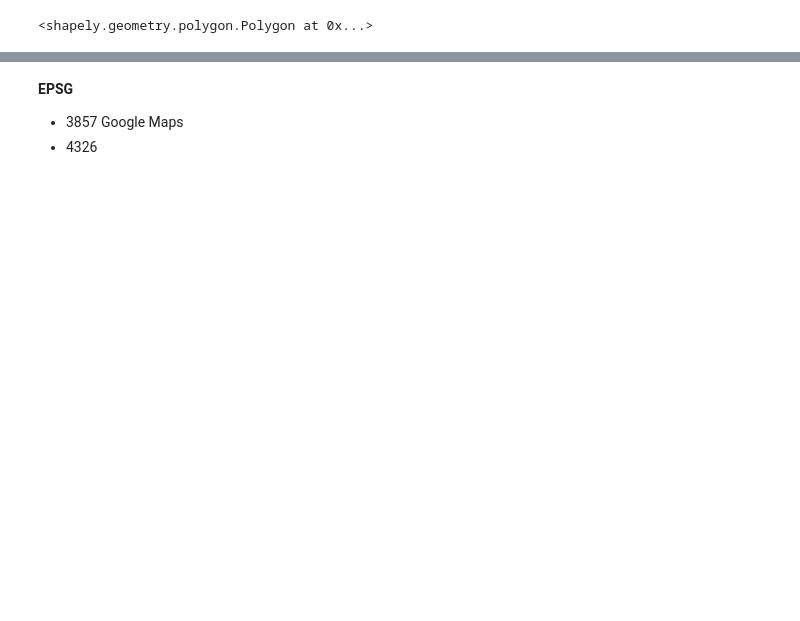
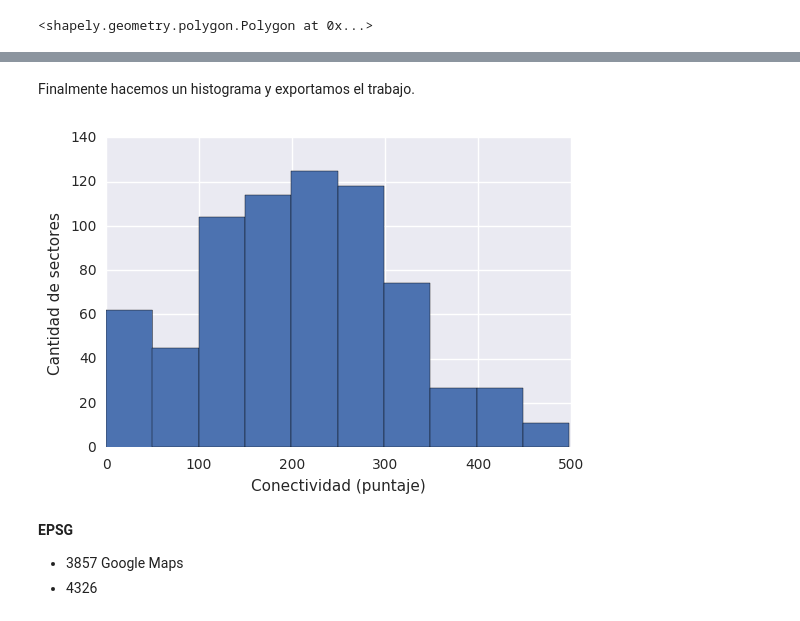
Before and after one commit to matiasbattocchia/bondis, a Jupyter notebook: Bondis.ipynb, the cells around one changed output, grey strips where cells are left out. Drawn from its saved outputs; the diff is of its cells as text; code cells hidden in the pictures; blank space fills up the shorter version.

```diff
--- a/Bondis.ipynb
+++ b/Bondis.ipynb
@@ -102,5 +143,6 @@ c = gpd.GeoDataFrame(crs=bondis.crs, geometry=h.centroid.buffer(R)) # radio cír
 # %%
 guía_t = gpd.sjoin(c, bondis, how='inner', op='intersects')
+
 guía_t.reset_index(inplace=True)
-guía_t.rename(columns={'index':'radio', 'index_right':'recorrido'}, inplace=True)
-guía_t = guía_t[['radio','recorrido']]
+guía_t.rename(columns={'index':'sector', 'index_right':'recorrido'}, inplace=True)
+guía_t = guía_t[['sector','recorrido']]
@@ -107,3 +153,4 @@ guía_t = guía_t[['radio','recorrido']]
 # %%
 tt = pd.merge(guía_t, guía_t, on='recorrido', suffixes=('_origen', '_destino'))
-tt = tt[tt.radio_origen != tt.radio_destino]
+
+tt = tt[tt.sector_origen != tt.sector_destino] # no nos interesa la vinculación de un sector consigo mismo
@@ -110,6 +161,16 @@ tt = tt[tt.radio_origen != tt.radio_destino]
 # %%
-h['puntaje'] = tt.groupby('radio_origen').radio_destino.agg(lambda x: x.unique().size)
+h['puntaje'] = tt.groupby('sector_origen').sector_destino.agg(lambda x: x.unique().size)
 h.fillna(0, inplace=True)
+# %% [markdown]
+Finalmente hacemos un histograma y exportamos el trabajo.
+# %%
+h.hist()
+plt.xlabel('Conectividad (puntaje)')
+plt.ylabel('Cantidad de sectores')
+plt.title('')
+plt.savefig('histograma.png')
+# %% [output]
+[figure, added]
 # %% [markdown]
 **EPSG**
 * 3857 Google Maps
```
Also changed, not shown: parts of 27 cells of this notebook, 1 other file.
